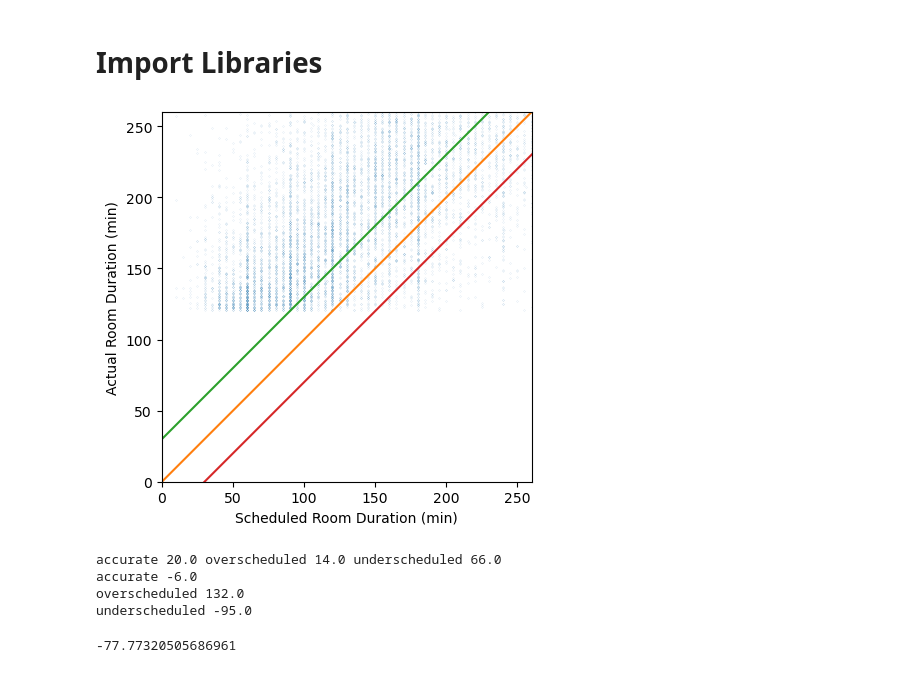
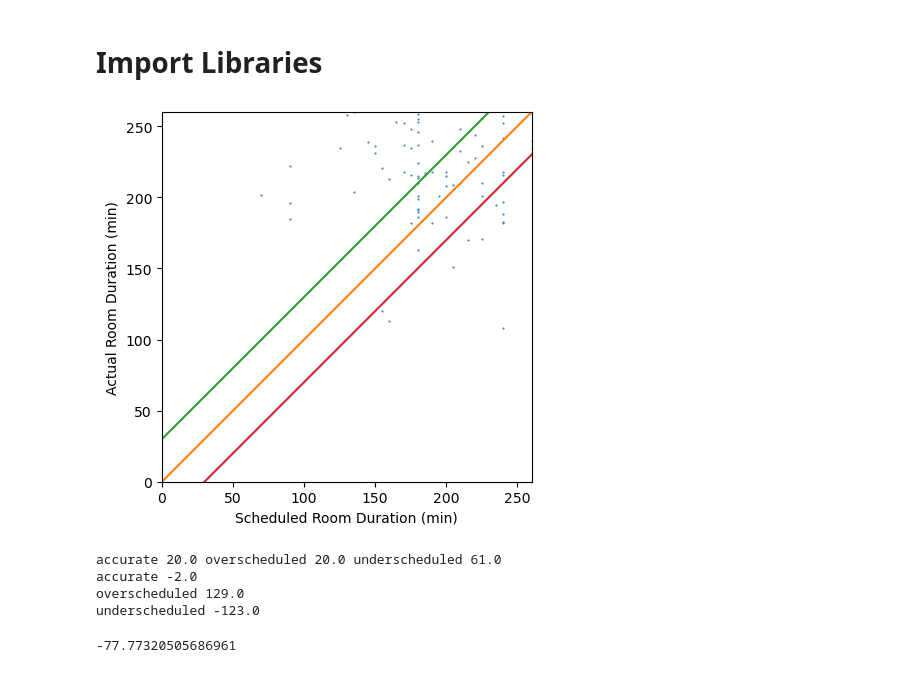
Before and after one commit to LiuDaveLiu/theatre-scheduling, a Jupyter notebook: modelling/CaseDurationPrediction.ipynb, the cells around one changed output. Cells and saved outputs as stored; diff of their text form; code cells hidden in the pictures.

```diff
--- a/modelling/CaseDurationPrediction.ipynb
+++ b/modelling/CaseDurationPrediction.ipynb
@@ -13,36 +13,37 @@ from sklearn.compose import make_column_transformer
 from sklearn.pipeline import make_pipeline
 from sklearn.linear_model import LinearRegression
 # %%
-# data_path = os.path.join(os.path.dirname(os.getcwd()), "data", "liver2.csv")
-data_path = os.path.join(os.path.dirname(os.getcwd()), "data", "case_duration_all.csv")
+data_path = os.path.join(os.path.dirname(os.getcwd()), "data", "liver2.csv")
+# data_path = os.path.join(os.path.dirname(os.getcwd()), "data", "case_duration_all.csv")
 
 df = pd.read_csv(data_path)
 # %%
-df['Primary Procedure CPT Code']=df['Primary Procedure CPT Code'].str.replace('\D+','')
+# df['Primary Procedure CPT Code']=df['Primary Procedure CPT Code'].str.replace('\D+','')
 df = df.dropna() # drop cases without all information
 limit = 480
 df=df[df['Actual Room Duration']<limit]
-df=df[df['Actual Room Duration']>120]
-bmi_limit = 80
-df=df[df['BMI']<bmi_limit]
-height_limit = 100
-df=df[df['Height (cm)']>height_limit]
-df['Primary Procedure CPT Code']=df['Primary Procedure CPT Code'].astype(int)
+
+# df=df[df['Actual Room Duration']>120]
+# bmi_limit = 80
+# df=df[df['BMI']<bmi_limit]
+# height_limit = 100
+# df=df[df['Height (cm)']>height_limit]
+# df['Primary Procedure CPT Code']=df['Primary Procedure CPT Code'].astype(int)
 # %%
-plt.plot(df['Scheduled Room Duration'],df['Actual Room Duration'],'.', MarkerSize = 0.1)
+plt.plot(df['Scheduled Room Duration'],df['Actual Room Duration'],'.', MarkerSize = 1)
 plt.gca().set_aspect('equal')
 plt.plot((0, 1000), (0, 1000))
 plt.plot((0, 1000), (30, 1030))
 plt.plot((0, 1000), (-30, 970))
 plt.xlim(0, limit+60)
 plt.ylim(0, limit+60)
 plt.xlim(0, 260)
 plt.ylim(0, 260)
 plt.xlabel('Scheduled Room Duration (min)')
 plt.ylabel('Actual Room Duration (min)')
 plt.show()
 # %% [output]
-[figure, old version]
+[figure, new version]
 # %%
 diff = df['Scheduled Room Duration']-df['Actual Room Duration']
 over = diff[diff > 30].count()/diff.count()
@@ -54,10 +55,10 @@ print('accurate', round(np.mean(diff[(diff <= 30) & (diff >=-30)])))
 print('overscheduled', round(np.mean(diff[diff > 30])))
 print('underscheduled', round(np.mean(diff[diff < -30])))
 # %% [output]
-accurate 20.0 overscheduled 14.0 underscheduled 66.0
-accurate -6.0
-overscheduled 132.0
-underscheduled -95.0
+accurate 20.0 overscheduled 20.0 underscheduled 61.0
+accurate -2.0
+overscheduled 129.0
+underscheduled -123.0
 # %%
 print(np.mean(diff[diff < -30]))
 # %% [output]
```
